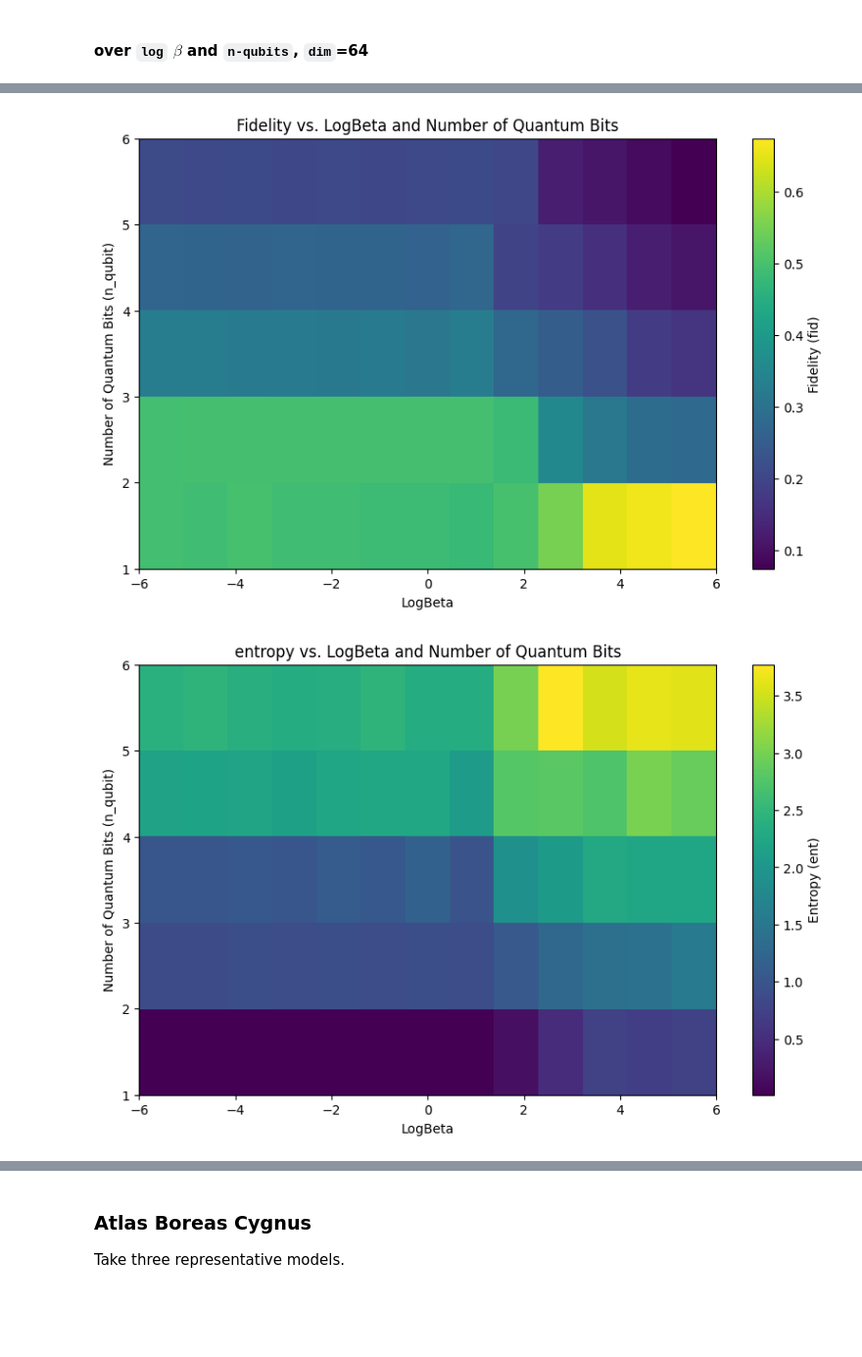
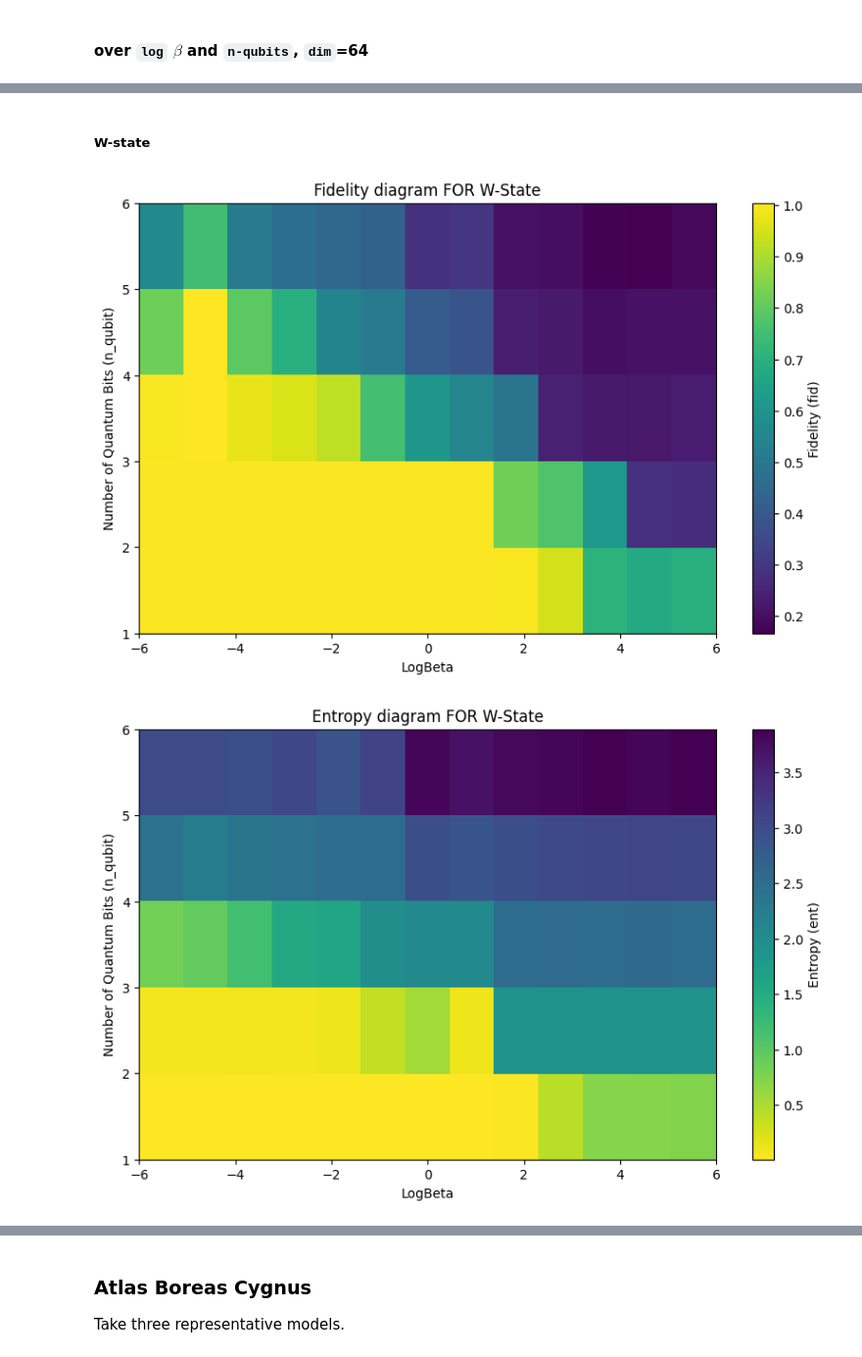
Before and after one commit to XlxlICE/ClassicalShadow, a Jupyter notebook: shadow_transformer.ipynb, the cells around one changed output, grey strips where cells are left out. Shown at 98% size. Drawn from its saved outputs; the diff is of its cells as text; code cells hidden in the pictures; blank space fills up the shorter version.

```diff
--- a/shadow_transformer.ipynb
+++ b/shadow_transformer.ipynb
@@ -370,15 +463,16 @@ using `map.data`
 data = []
 for n_qubit in range(1,6):
     for dim in [256,128,64,32]:
-        cst = ClassicalShadowTransformer(n_qubit=n_qubit, logbeta=1,state_name='W_state',embed_dim=dim).load().eval()
+        cst = ClassicalShadowTransformer(n_qubit=n_qubit, logbeta=-5,state_name='Zero_state',embed_dim=dim).load().eval()
         with torch.no_grad():
             rho = cst.rho().matrix_form()/2**cst.n_qubit # reconstruction
         # compute fidelity
-        fid = (rho[0,0] + rho[-1,-1] + rho[0,-1] + rho[-1,0])/2
-        fid = fid.real.item()
+        fid=fidelity(cst.state_name,rho,cst.n_qubit)
         vals = torch.linalg.eigvalsh(rho)
         vals = vals[vals > 0.]
         ent = -torch.log2(vals).dot(vals).item()
+
+        ##
         clear_output(wait=True)
         print(cst.path + '/' + cst.file)
         print(f'F = {fid}, S = {ent}')
@@ -588,12 +642,11 @@ plt.show()
 data = []
 for n_qubit in range(1, 6):
     for logbeta in range(-6, 7):
-        cst = ClassicalShadowTransformer(n_qubit,logbeta,'Zero_state',embed_dim=64).load().eval()
+        cst = ClassicalShadowTransformer(n_qubit,logbeta,'W_state',embed_dim=64).load().eval()
         with torch.no_grad():
             rho = cst.rho().matrix_form()/2**cst.n_qubit # reconstruction
         # compute fidelity
-        fid = (rho[0,0] + rho[-1,-1] + rho[0,-1] + rho[-1,0])/2
-        fid = fid.real.item()
+        fid=fidelity(cst.state_name,rho,cst.n_qubit)
         vals = torch.linalg.eigvalsh(rho)
         vals = vals[vals > 0.]
         ent = -torch.log2(vals).dot(vals).item()
@@ -606,0 +812,28 @@ F = 0.07393719255924225, S = 3.687603235244751
+# %%
+import matplotlib.pyplot as plt
+import numpy as np
+
+# 从 data 列表中提取数据并转换为 NumPy 数组
+data_array = np.array(data)
+
+# 提取量子比特数、logbeta 和保真度列
+n_qubit = data_array[:, 0]
+logbeta = data_array[:, 1]
+entropy = data_array[:, 3]
+
+# 创建一个矩阵，将 fid 值填充到相应的位置
+entropy_matrix = np.zeros((5, 13))  # 根据数据的范围创建一个矩阵
+for i in range(len(data)):
+    n = int(n_qubit[i] - 1)
+    lb = int(logbeta[i] + 6)
+    entropy_matrix[n, lb] = entropy[i]
+
+# 创建热图，根据 entropy_matrix 中的值来着色
+plt.figure(figsize=(10, 6))
+plt.imshow(entropy_matrix, cmap='viridis_r', extent=[-6, 6, 1, 6], aspect='auto', origin='lower')
+plt.colorbar(label='Entropy (ent)')
+plt.xlabel('LogBeta')
+plt.ylabel('Number of Quantum Bits (n_qubit)')
+plt.title('Entropy diagram FOR GHZ State')
+
+plt.show()
@@ -607,3 +842,5 @@ F = 0.07393719255924225, S = 3.687603235244751
+# %% [markdown]
+##### W-state
 # %%
 import matplotlib.pyplot as plt
 import numpy as np
@@ -629,38 +866,38 @@ plt.imshow(fid_matrix, cmap='viridis', extent=[-6, 6, 1, 6], aspect='auto', orig
 plt.colorbar(label='Fidelity (fid)')
 plt.xlabel('LogBeta')
 plt.ylabel('Number of Quantum Bits (n_qubit)')
-plt.title('Fidelity vs. LogBeta and Number of Quantum Bits')
+plt.title('Fidelity diagram FOR W-State')
 
 plt.show()
 # %% [output]
-[figure, old version]
+[figure, new version]
 # %%
 import matplotlib.pyplot as plt
 import numpy as np
 
 # 从 data 列表中提取数据并转换为 NumPy 数组
 data_array = np.array(data)
 
 # 提取量子比特数、logbeta 和保真度列
 n_qubit = data_array[:, 0]
 logbeta = data_array[:, 1]
 entropy = data_array[:, 3]
 
 # 创建一个矩阵，将 fid 值填充到相应的位置
 entropy_matrix = np.zeros((5, 13))  # 根据数据的范围创建一个矩阵
 for i in range(len(data)):
     n = int(n_qubit[i] - 1)
     lb = int(logbeta[i] + 6)
     entropy_matrix[n, lb] = entropy[i]
 
 # 创建热图，根据 entropy_matrix 中的值来着色
 plt.figure(figsize=(10, 6))
-plt.imshow(entropy_matrix, cmap='viridis', extent=[-6, 6, 1, 6], aspect='auto', origin='lower')
+plt.imshow(entropy_matrix, cmap='viridis_r', extent=[-6, 6, 1, 6], aspect='auto', origin='lower')
 plt.colorbar(label='Entropy (ent)')
 plt.xlabel('LogBeta')
 plt.ylabel('Number of Quantum Bits (n_qubit)')
-plt.title('entropy vs. LogBeta and Number of Quantum Bits')
+plt.title('Entropy diagram FOR W-State')
 
 plt.show()
 # %% [output]
-[figure, old version]
+[figure, new version]
```
Also changed, not shown: parts of 87 cells of this notebook.
